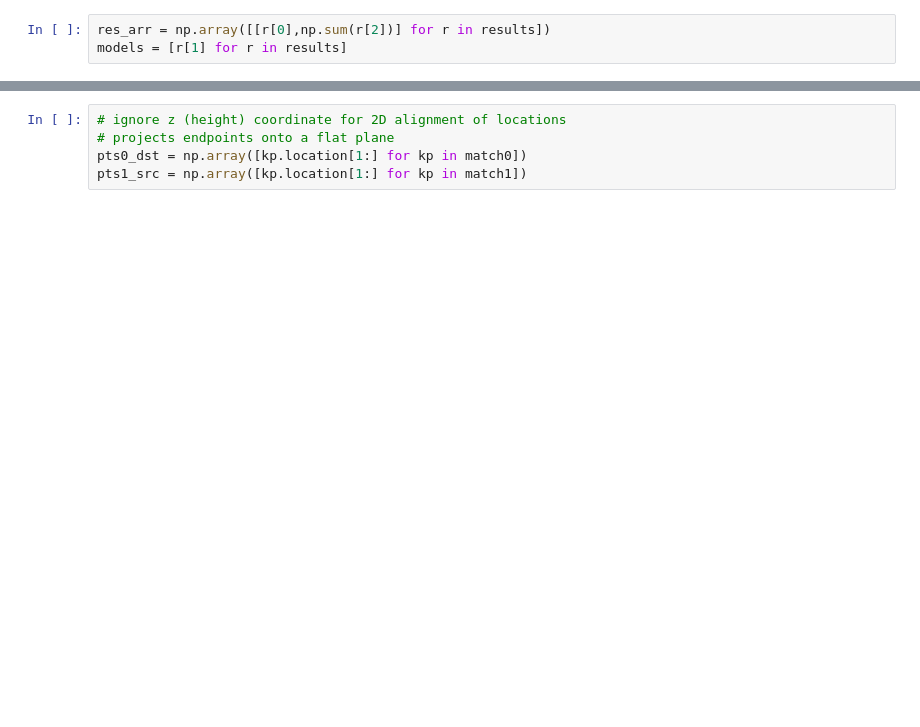
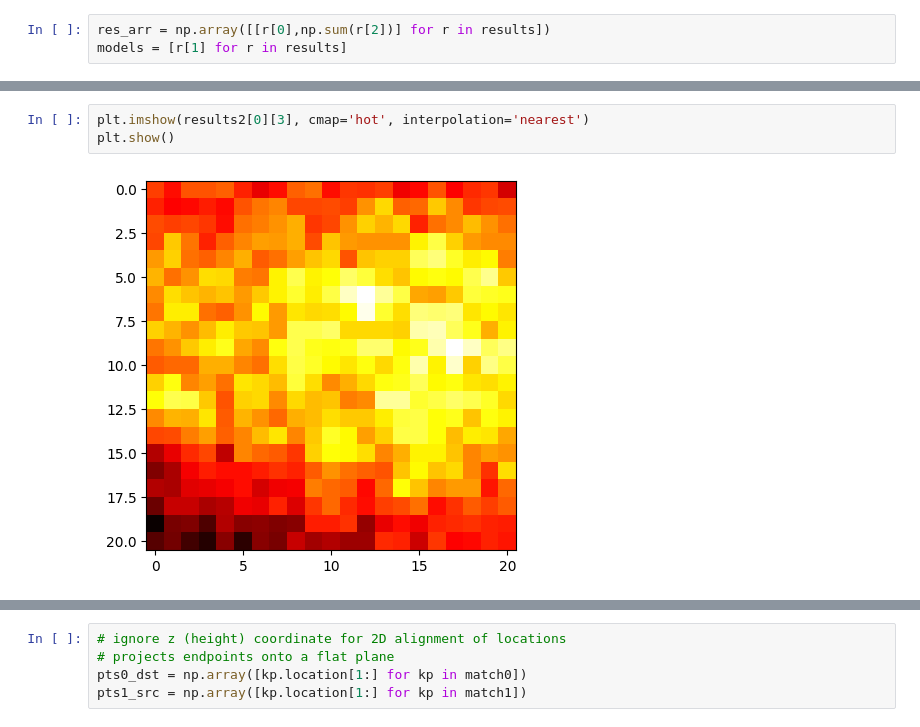
Before and after one commit to AllenInstitute/ac_reconstruction_analysis, a Jupyter notebook: examples/alignment/3_example_match_keypoints_new.ipynb, the cells around one changed output, grey strips where cells are left out. Drawn from its saved outputs; the diff is of its cells as text; blank space fills up the shorter version.

```diff
--- a/examples/alignment/3_example_match_keypoints_new.ipynb
+++ b/examples/alignment/3_example_match_keypoints_new.ipynb
@@ -238,6 +230,11 @@ kp1 = filtered_kps[1]
 results2 = [search_grid_at_theta(kp0,kp1,theta0+t,trans0,dx,tforms0=None,tforms1=[M1]) for t in dt]
 # %% [output]
 calculated for 0.0
+# %%
+plt.imshow(results2[0][3], cmap='hot', interpolation='nearest')
+plt.show()
+# %% [output]
+[figure, added]
 # %%
 _xx, _yy = np.meshgrid(dx,dx)
 _zz = results2[0][3]
```
Also changed, not shown: parts of 18 cells of this notebook, 4 other files.
